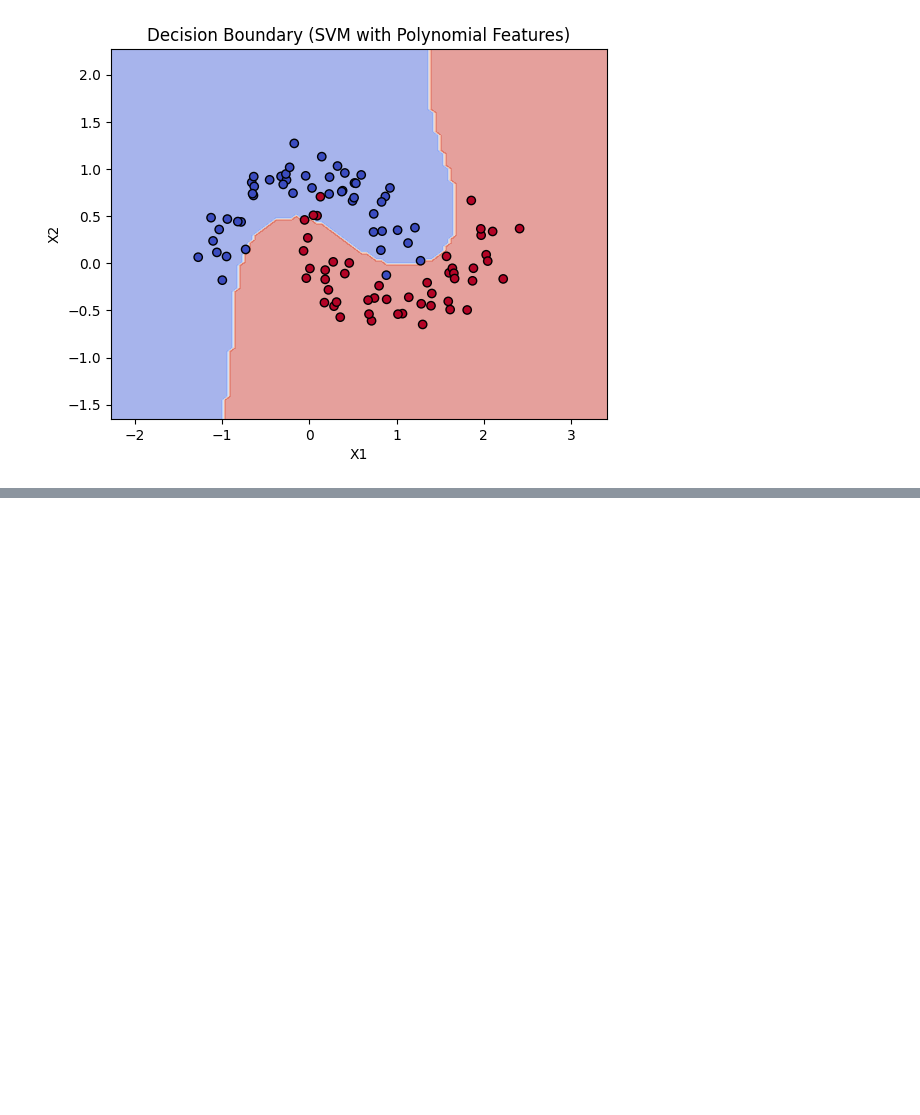
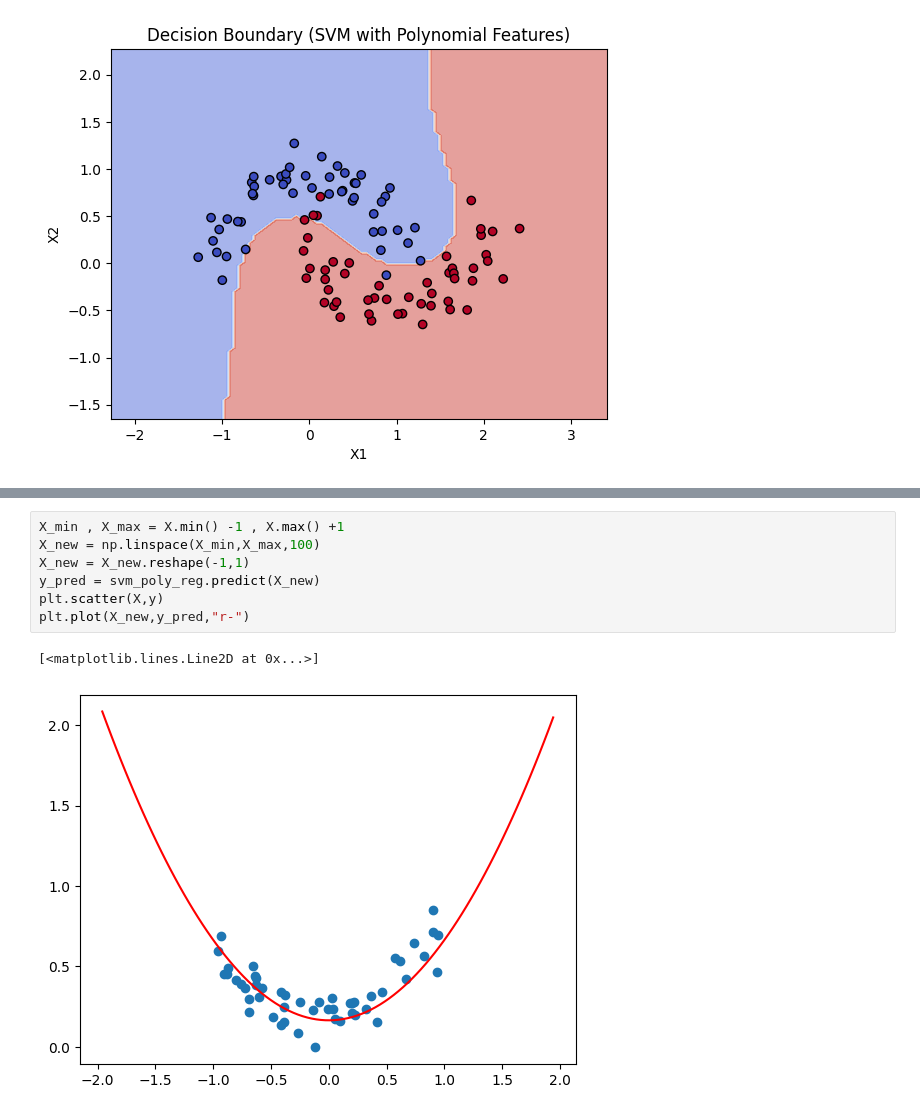
Before and after one commit to Amith1434/ML_Book_Journy, a Jupyter notebook: Chapter_5(SVM).ipynb, the cells around one changed output, grey strips where cells are left out. Saved outputs shown, nothing was run; the diff lists cells and outputs as text; blank space fills up the shorter version.

```diff
--- a/Chapter_5(SVM).ipynb
+++ b/Chapter_5(SVM).ipynb
@@ -112,0 +179,10 @@ plt.show()
+# %%
+X_min , X_max = X.min() -1 , X.max() +1
+X_new = np.linspace(X_min,X_max,100)
+X_new = X_new.reshape(-1,1)
+y_pred = svm_poly_reg.predict(X_new)
+plt.scatter(X,y)
+plt.plot(X_new,y_pred,"r-")
+# %% [output]
+[<matplotlib.lines.Line2D at 0x...>]
+[figure, added]
```
Also changed, not shown: parts of 10 cells of this notebook.
